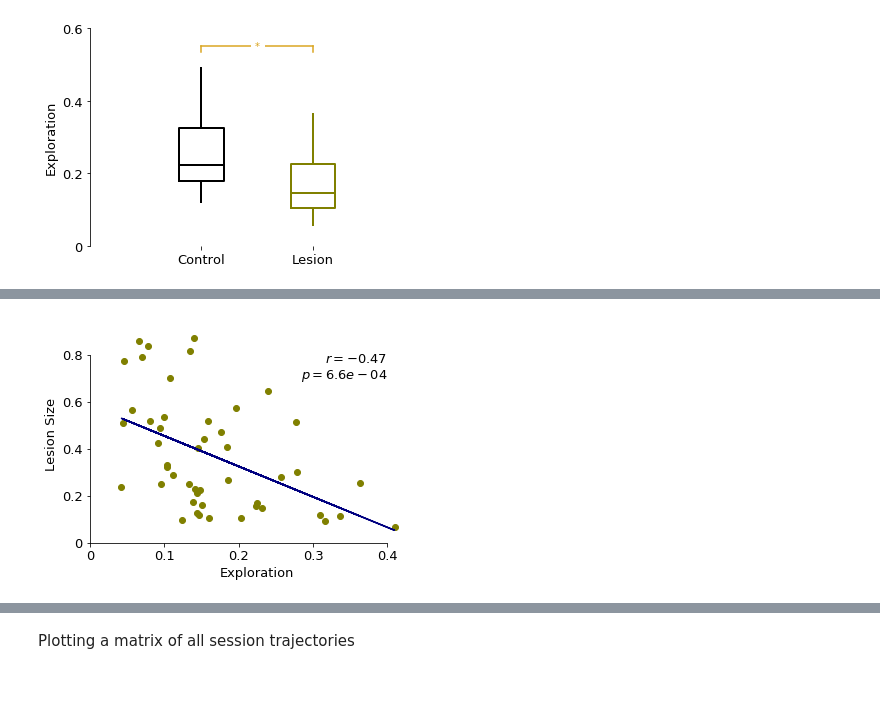
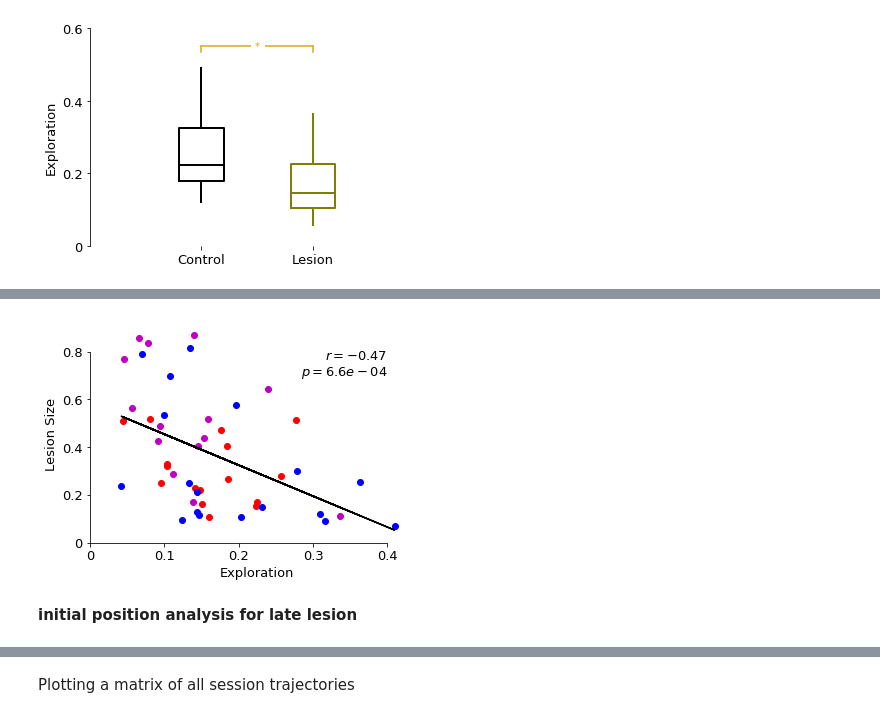
Before and after one commit to AtMostafa/2020-striatal-function, a Jupyter notebook: _experimental/_experimental_3.ipynb, the cells around one changed output, grey strips where cells are left out. Drawn from its saved outputs; the diff is of its cells as text; code cells hidden in the pictures; blank space fills up the shorter version.

Commit message:
add exploration analysis for early and late

```diff
--- a/_experimental/_experimental_3.ipynb
+++ b/_experimental/_experimental_3.ipynb
@@ -388,6 +388,7 @@ if "__file__" not in dir():
 if "__file__" not in dir():
     lesionSize=[]
     lesionExp=[]
+    goodAnimal=[]
     for i,animal in enumerate(animalList2):
         if np.isnan(LesionInit[i]):
             continue
@@ -399,6 +400,7 @@ if "__file__" not in dir():
             continue
         lesionSize.append(tmp)
         lesionExp.append(1-LesionInit[i])
+        goodAnimal.append(animal)
 
 
     lesionSize=np.array(lesionSize)
@@ -407,13 +409,22 @@ if "__file__" not in dir():
     lesionSize=lesionSize[lesionExp<.45]
     lesionExp=lesionExp[lesionExp<.45]
 
+    color={'control':'k',
+       'ds':'m',
+       'dms':'b',
+       'dls':'r'
+       }
+
     fig=plt.figure()
     ax=fig.add_subplot(111)
-    ax.scatter(lesionExp,lesionSize,c='olive')
+    for animal,exp,size in zip(goodAnimal,lesionExp,lesionSize):
+        _,lesion=lesion_type(root, animal)
+        c=color[lesion.casefold()]
+        ax.plot(exp,size,color=c,marker='o')
 
     r,p=scipy.stats.pearsonr(lesionExp,lesionSize)
     P = np.poly1d(np.polyfit(lesionExp, lesionSize, 1))
-    ax.plot(lesionExp,P(lesionExp),'navy')
+    ax.plot(lesionExp,P(lesionExp),'k')
 
     ax.set_xlim([0,.45])
     ax.set_xlabel('Exploration',fontdict=font)
@@ -439 +448,3 @@ WARNING:root:animal with excel problem: Rat332
-[figure, old version]
+[figure, new version]
+# %% [markdown]
+**initial position analysis for late lesion**
```
Also changed, not shown: parts of 4 cells of this notebook.
